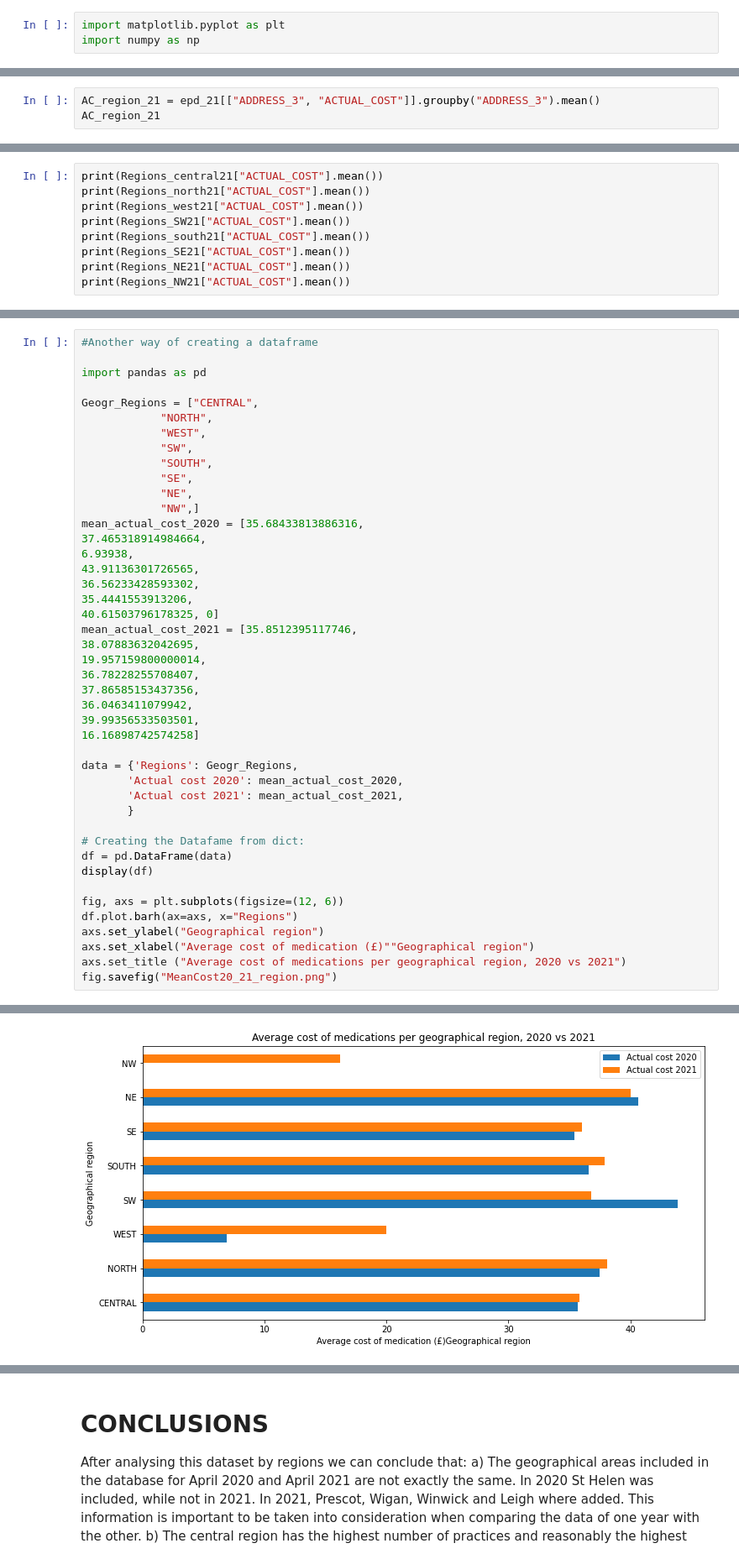
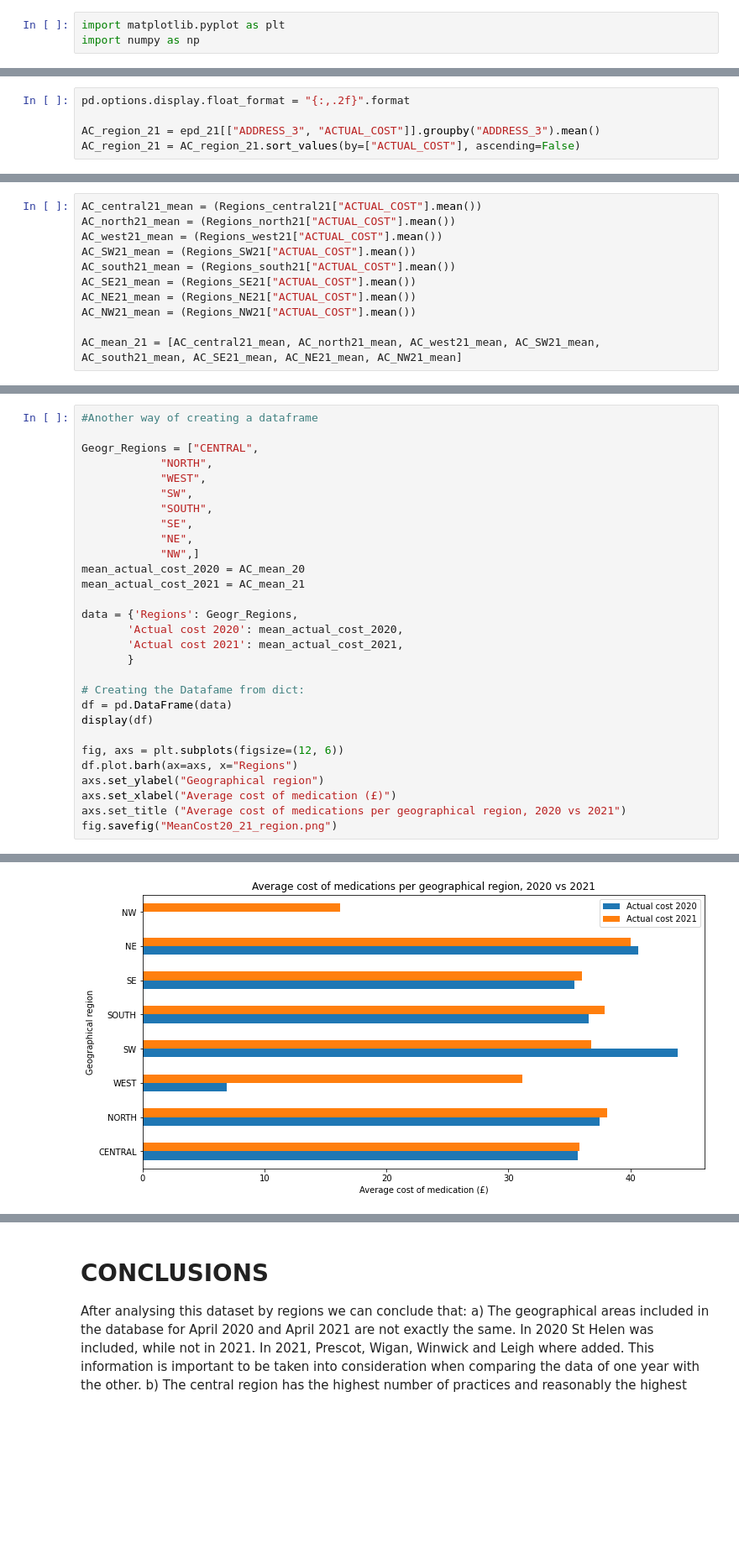
Before and after one commit to kamalmasarweh/project, a Jupyter notebook: Group work.ipynb, the cells around one changed output, grey strips where cells are left out. Shown at 84% size. Cells and saved outputs as stored; diff of their text form; blank space fills up the shorter version.

```diff
--- a/Group work.ipynb
+++ b/Group work.ipynb
@@ -1068,3 +1048,5 @@ fig.savefig("TotalCost21.png")
 # %%
+pd.options.display.float_format = "{:,.2f}".format
+
 AC_region_21 = epd_21[["ADDRESS_3", "ACTUAL_COST"]].groupby("ADDRESS_3").mean()
-AC_region_21
+AC_region_21 = AC_region_21.sort_values(by=["ACTUAL_COST"], ascending=False)
@@ -1164,9 +1111,11 @@ print(Regions_NE["ACTUAL_COST"].mean())
 # %%
-print(Regions_central21["ACTUAL_COST"].mean())
-print(Regions_north21["ACTUAL_COST"].mean())
-print(Regions_west21["ACTUAL_COST"].mean())
-print(Regions_SW21["ACTUAL_COST"].mean())
-print(Regions_south21["ACTUAL_COST"].mean())
-print(Regions_SE21["ACTUAL_COST"].mean())
-print(Regions_NE21["ACTUAL_COST"].mean())
-print(Regions_NW21["ACTUAL_COST"].mean())
+AC_central21_mean = (Regions_central21["ACTUAL_COST"].mean())
+AC_north21_mean = (Regions_north21["ACTUAL_COST"].mean())
+AC_west21_mean = (Regions_west21["ACTUAL_COST"].mean())
+AC_SW21_mean = (Regions_SW21["ACTUAL_COST"].mean())
+AC_south21_mean = (Regions_south21["ACTUAL_COST"].mean())
+AC_SE21_mean = (Regions_SE21["ACTUAL_COST"].mean())
+AC_NE21_mean = (Regions_NE21["ACTUAL_COST"].mean())
+AC_NW21_mean = (Regions_NW21["ACTUAL_COST"].mean())
+
+AC_mean_21 = [AC_central21_mean, AC_north21_mean, AC_west21_mean, AC_SW21_mean, AC_south21_mean, AC_SE21_mean, AC_NE21_mean, AC_NW21_mean]
@@ -1182,7 +1122,5 @@ print(Regions_NW21["ACTUAL_COST"].mean())
 # %%
 #Another way of creating a dataframe
-
-import pandas as pd
 
 Geogr_Regions = ["CENTRAL",
             "NORTH",
@@ -1192,21 +1130,8 @@ Geogr_Regions = ["CENTRAL",
             "SE",
             "NE",
             "NW",]
-mean_actual_cost_2020 = [35.68433813886316,
-37.465318914984664,
-6.93938,
-43.91136301726565,
-36.56233428593302,
-35.4441553913206,
-40.61503796178325, 0]
-mean_actual_cost_2021 = [35.8512395117746,
-38.07883632042695,
-19.957159800000014,
-36.78228255708407,
-37.86585153437356,
-36.0463411079942,
-39.99356533503501,
-16.16898742574258]
+mean_actual_cost_2020 = AC_mean_20
+mean_actual_cost_2021 = AC_mean_21
 
 data = {'Regions': Geogr_Regions,
        'Actual cost 2020': mean_actual_cost_2020,
@@ -1220,7 +1145,7 @@ display(df)
 fig, axs = plt.subplots(figsize=(12, 6))
 df.plot.barh(ax=axs, x="Regions")
 axs.set_ylabel("Geographical region")
-axs.set_xlabel("Average cost of medication (£)""Geographical region")
+axs.set_xlabel("Average cost of medication (£)")
 axs.set_title ("Average cost of medications per geographical region, 2020 vs 2021")
 fig.savefig("MeanCost20_21_region.png")
 # %% [output]
@@ -1236 +1161 @@ fig.savefig("MeanCost20_21_region.png")
-[figure, old version]
+[figure, new version]
```
Also changed, not shown: parts of 19 cells of this notebook.
